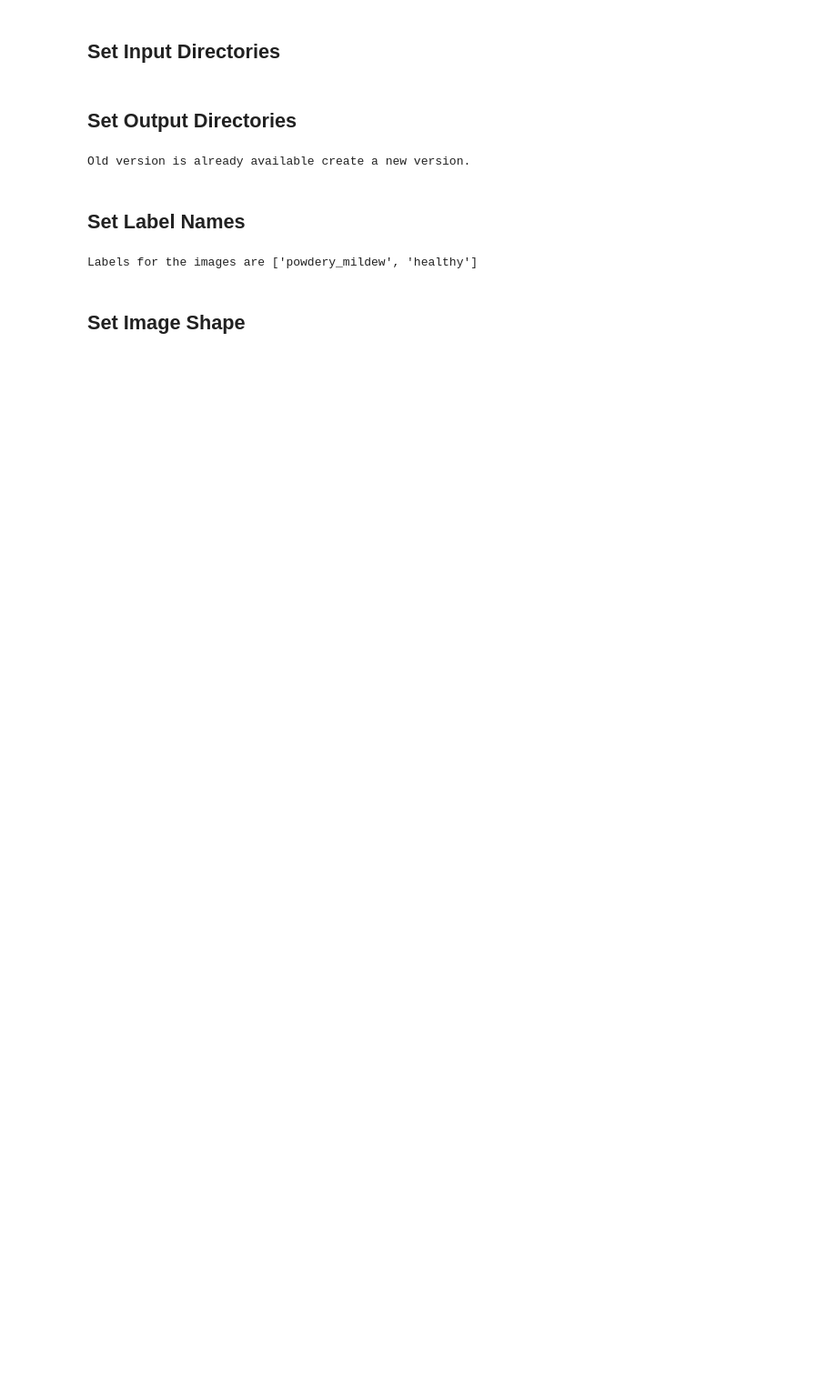
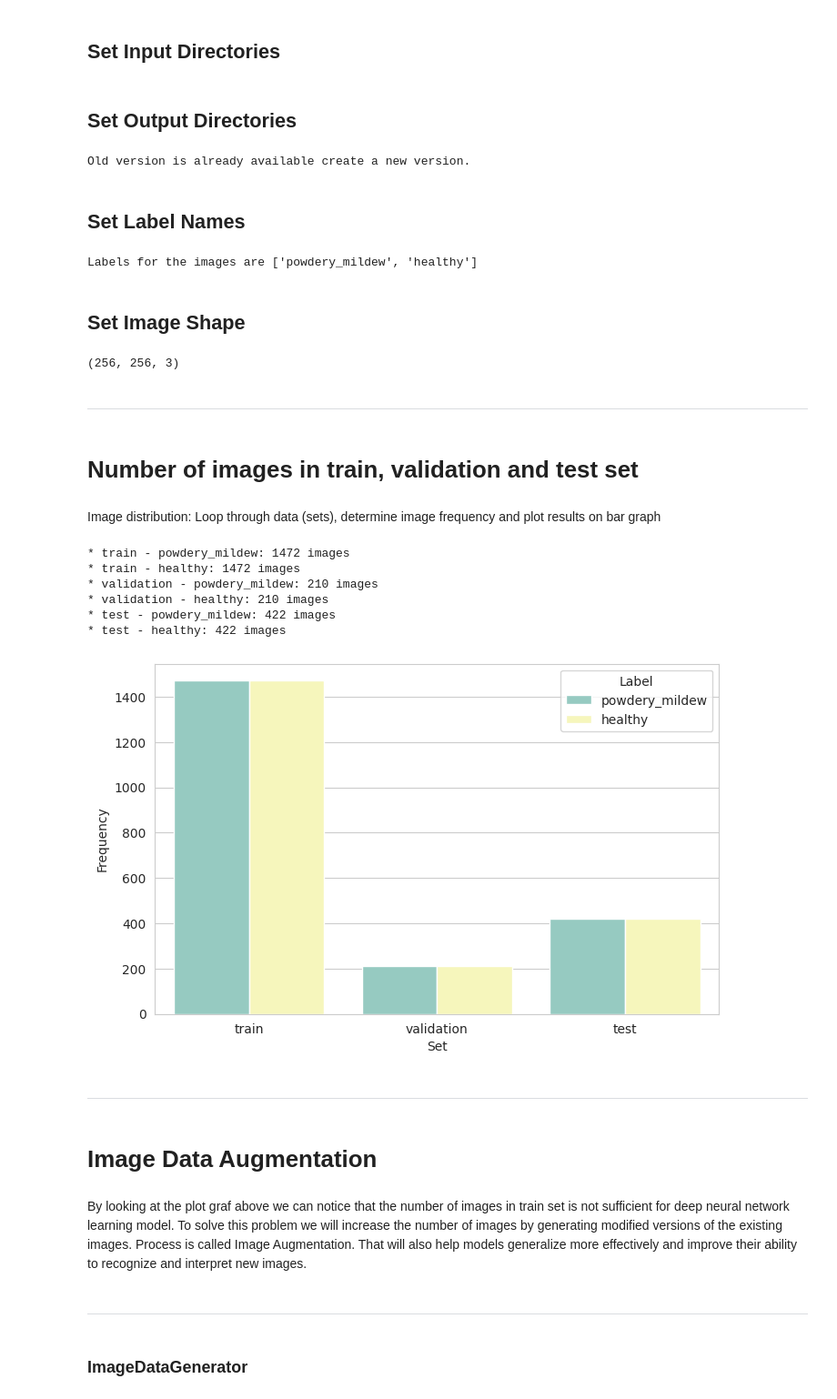
Before and after one commit to LukaGajic2/milestone-project-mildew-detection-in-cherry-leaves, a Jupyter notebook: jupyter_notebooks/Modelling and Evaluating.ipynb, the cells around one changed output. Shown at 91% size. Saved outputs shown, nothing was run; the diff lists cells and outputs as text; code cells hidden in the pictures; blank space fills up the shorter version.

Commit message:
Image augmentation, initializing and generating the results

```diff
--- a/jupyter_notebooks/Modelling and Evaluating.ipynb
+++ b/jupyter_notebooks/Modelling and Evaluating.ipynb
@@ -79,3 +79,55 @@ print('Labels for the images are', labels)
 Labels for the images are ['powdery_mildew', 'healthy']
 # %% [markdown]
 ## Set Image Shape
+# %%
+import joblib
+version = 'v1'
+image_shape = joblib.load(filename=f"outputs/{version}/image_shape.pkl")
+image_shape
+# %% [output]
+(256, 256, 3)
+# %% [markdown]
+---
+# %% [markdown]
+# Number of images in train, validation and test set
+# %% [markdown]
+Image distribution: Loop through data (sets), determine image frequency and plot results on bar graph
+# %%
+df_freq = pd.DataFrame(columns=['Set', 'Label', 'Frequency'])
+
+
+folders = ['train', 'validation', 'test']
+
+# Iterate through folders and labels to count images
+for folder in folders:
+    for label in labels:
+        folder_path = os.path.join(my_data_dir, folder, label)
+        num_images = len(os.listdir(folder_path))
+        df_freq = df_freq.append({'Set': folder, 'Label': label, 'Frequency': num_images}, ignore_index=True)
+        print(f"* {folder} - {label}: {num_images} images")
+
+# Plot the distribution of labels
+sns.set_style("whitegrid")
+sns.set_palette("Set3")
+plt.figure(figsize=(8, 5))
+sns.barplot(data=df_freq, x='Set', y='Frequency', hue='Label')
+plt.savefig(f'{file_path}/labels_distribution.png', bbox_inches='tight', dpi=150)
+plt.show()
+# %% [output]
+* train - powdery_mildew: 1472 images
+* train - healthy: 1472 images
+* validation - powdery_mildew: 210 images
+* validation - healthy: 210 images
+* test - powdery_mildew: 422 images
+* test - healthy: 422 images
+[figure, added]
+# %% [markdown]
+---
+# %% [markdown]
+# Image Data Augmentation
+# %% [markdown]
+By looking at the plot graf above we can notice that the number of images in train set is not sufficient for deep neural network learning model. To solve this problem we will increase the number of images by generating modified versions of the existing images. Process is called Image Augmentation. That will also help models generalize more effectively and improve their ability to recognize and interpret new images.
+# %% [markdown]
+---
+# %% [markdown]
+### ImageDataGenerator
```
Also changed, not shown: parts of 16 cells of this notebook, 2 other files.
